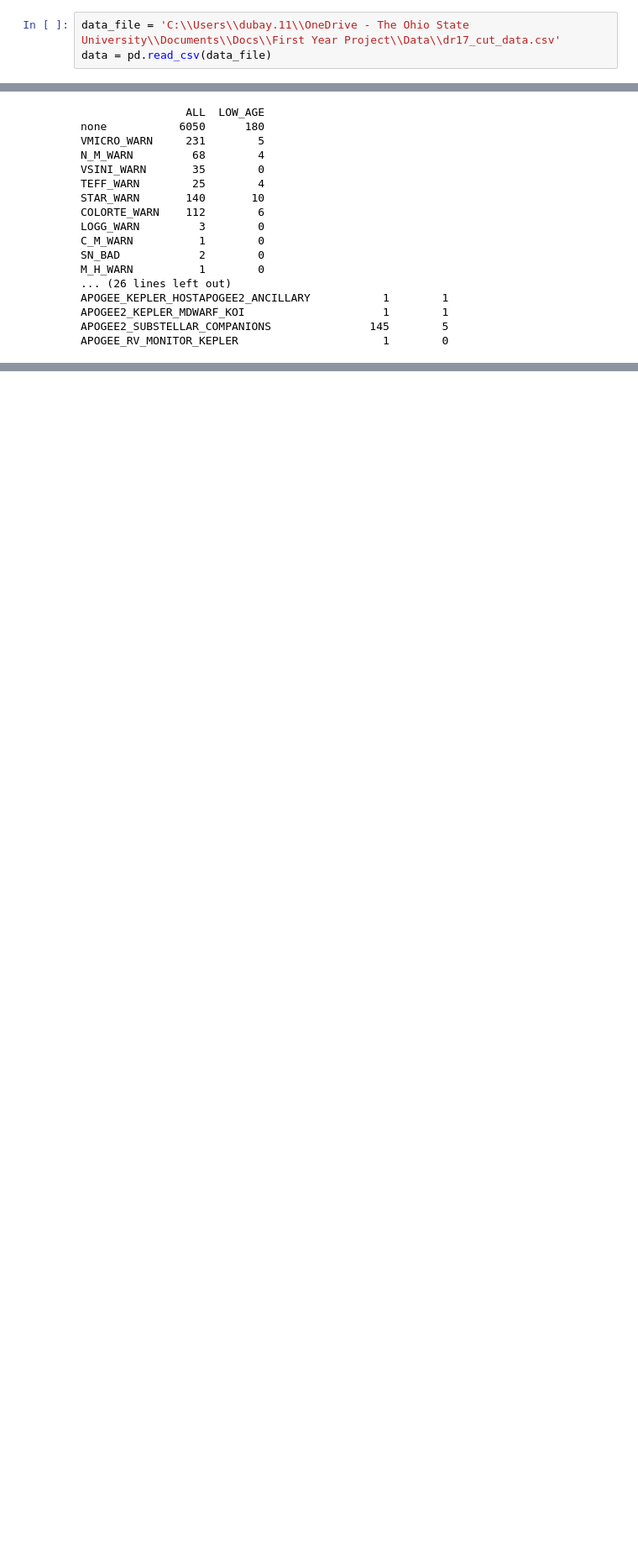
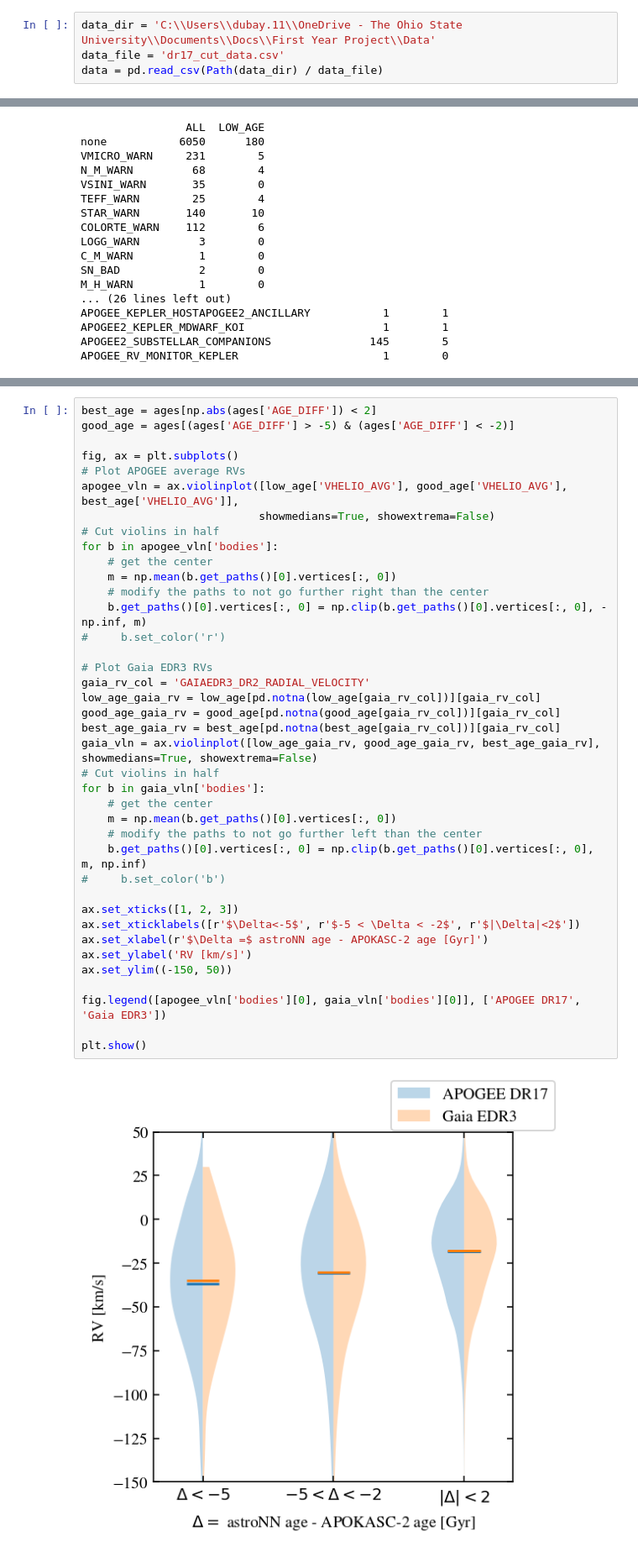
Before and after one commit to lodubay/first-year-project, a Jupyter notebook: compare_ages.ipynb, the cells around one changed output, grey strips where cells are left out. Shown at 84% size. Saved outputs shown, nothing was run; the diff lists cells and outputs as text; blank space fills up the shorter version.

```diff
--- a/compare_ages.ipynb
+++ b/compare_ages.ipynb
@@ -13,8 +13,9 @@ plt.rc('font', family='STIXgeneral')
 plt.rc('figure', dpi=140)
 plt.rc('figure', figsize=(4, 4))
 # %%
-data_file = 'C:\\Users\\dubay.11\\OneDrive - The Ohio State University\\Documents\\Docs\\First Year Project\\Data\\dr17_cut_data.csv'
-data = pd.read_csv(data_file)
+data_dir = 'C:\\Users\\dubay.11\\OneDrive - The Ohio State University\\Documents\\Docs\\First Year Project\\Data'
+data_file = 'dr17_cut_data.csv'
+data = pd.read_csv(Path(data_dir) / data_file)
 # %% [markdown]
 ## Finding targets with discrepant ages
 
@@ -297,0 +245,41 @@ plt.show()
+# %%
+best_age = ages[np.abs(ages['AGE_DIFF']) < 2]
+good_age = ages[(ages['AGE_DIFF'] > -5) & (ages['AGE_DIFF'] < -2)]
+
+fig, ax = plt.subplots()
+# Plot APOGEE average RVs
+apogee_vln = ax.violinplot([low_age['VHELIO_AVG'], good_age['VHELIO_AVG'], best_age['VHELIO_AVG']],
+                           showmedians=True, showextrema=False)
+# Cut violins in half
+for b in apogee_vln['bodies']:
+    # get the center
+    m = np.mean(b.get_paths()[0].vertices[:, 0])
+    # modify the paths to not go further right than the center
+    b.get_paths()[0].vertices[:, 0] = np.clip(b.get_paths()[0].vertices[:, 0], -np.inf, m)
+#     b.set_color('r')
+
+# Plot Gaia EDR3 RVs
+gaia_rv_col = 'GAIAEDR3_DR2_RADIAL_VELOCITY'
+low_age_gaia_rv = low_age[pd.notna(low_age[gaia_rv_col])][gaia_rv_col]
+good_age_gaia_rv = good_age[pd.notna(good_age[gaia_rv_col])][gaia_rv_col]
+best_age_gaia_rv = best_age[pd.notna(best_age[gaia_rv_col])][gaia_rv_col]
+gaia_vln = ax.violinplot([low_age_gaia_rv, good_age_gaia_rv, best_age_gaia_rv], showmedians=True, showextrema=False)
+# Cut violins in half
+for b in gaia_vln['bodies']:
+    # get the center
+    m = np.mean(b.get_paths()[0].vertices[:, 0])
+    # modify the paths to not go further left than the center
+    b.get_paths()[0].vertices[:, 0] = np.clip(b.get_paths()[0].vertices[:, 0], m, np.inf)
+#     b.set_color('b')
+
+ax.set_xticks([1, 2, 3])
+ax.set_xticklabels([r'$\Delta<-5$', r'$-5 < \Delta < -2$', r'$|\Delta|<2$'])
+ax.set_xlabel(r'$\Delta =$ astroNN age - APOKASC-2 age [Gyr]')
+ax.set_ylabel('RV [km/s]')
+ax.set_ylim((-150, 50))
+
+fig.legend([apogee_vln['bodies'][0], gaia_vln['bodies'][0]], ['APOGEE DR17', 'Gaia EDR3'])
+
+plt.show()
+# %% [output]
+[figure, added]
```
Also changed, not shown: parts of 16 cells of this notebook.
